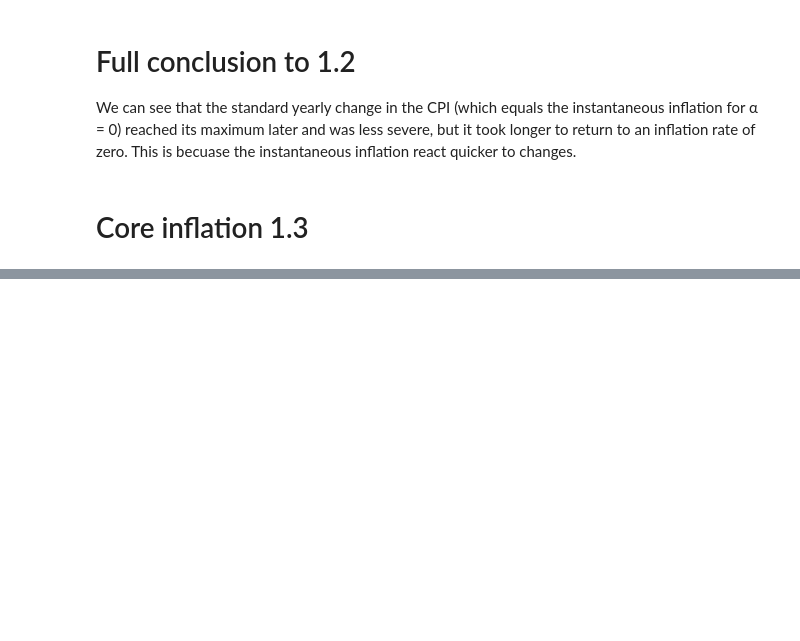
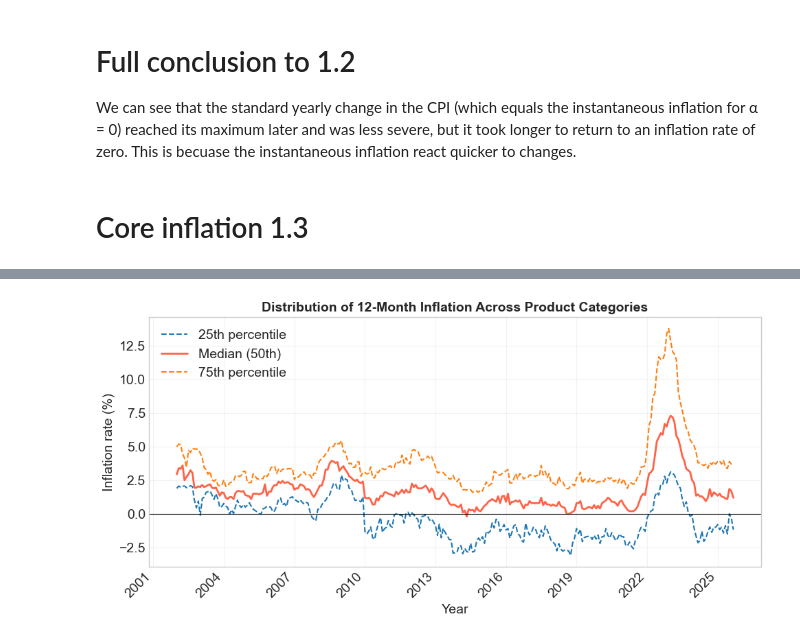
Before and after one commit to gcr710/Andreas, a Jupyter notebook: dataproject/dataproject.ipynb, the cells around one changed output, grey strips where cells are left out. Drawn from its saved outputs; the diff is of its cells as text; code cells hidden in the pictures; blank space fills up the shorter version.

```diff
--- a/dataproject/dataproject.ipynb
+++ b/dataproject/dataproject.ipynb
@@ -377,0 +516,18 @@ We can see that the standard yearly change in the CPI (which equals the instanta
+# %%
+selected_codes = levels_filtered['id'].astype(str).tolist()
+
+params_sel = {
+    'table': 'PRIS111',
+    'format': 'BULK',
+    'lang': 'en',
+    'variables': [
+        {'code': 'ENHED', 'values': ['300']},
+        {'code': 'VAREGR', 'values': selected_codes},
+        {'code': 'Tid',   'values': ['*']},
+    ]
+}
+
+new_new_prices = PRIS111.get_data(params=params_sel)
+new_new_prices['date_2'] = pd.to_datetime(new_new_prices['TID'], format='%YM%m')
+
+display(new_new_prices.tail())
@@ -377,0 +541,43 @@ We can see that the standard yearly change in the CPI (which equals the instanta
+# %%
+# 2. The 12-month inflation rate for the 4-digit product categories
+
+
+new_new_prices['INDHOLD'] = pd.to_numeric(new_new_prices['INDHOLD'], errors='coerce')
+new_new_prices['date_2'] = pd.to_datetime(new_new_prices['TID'], format='%YM%m', errors='coerce')
+
+
+
+percentiles = (
+	new_new_prices
+	.dropna(subset=['INDHOLD'])
+	.groupby(date_col)['INDHOLD']
+	.agg(q25=lambda x: x.quantile(0.25),
+		 q50=lambda x: x.quantile(0.50),
+		 q75=lambda x: x.quantile(0.75))
+	.reset_index()
+	.rename(columns={date_col: 'date_2'})
+	.sort_values('date_2')
+)
+
+plt.figure(figsize=(10, 5))
+
+plt.plot(percentiles["date_2"], percentiles["q25"], label="25th percentile", linestyle="--")
+plt.plot(percentiles["date_2"], percentiles["q50"], label="Median (50th)", color="tomato", linewidth=2)
+plt.plot(percentiles["date_2"], percentiles["q75"], label="75th percentile", linestyle="--")
+
+plt.title("Distribution of 12-Month Inflation Across Product Categories", fontsize=14, weight="bold")
+plt.xlabel("Year")
+plt.ylabel("Inflation rate (%)")
+
+# Format x-axis with yearly ticks
+ax = plt.gca()
+ax.xaxis.set_major_locator(mdates.YearLocator(3))
+ax.xaxis.set_major_formatter(mdates.DateFormatter("%Y"))
+plt.xticks(rotation=45, ha="right")
+
+plt.axhline(0, color="black", linewidth=0.8)
+plt.legend()
+plt.tight_layout()
+plt.show()
+# %% [output]
+[figure, added]
```
Also changed, not shown: parts of 26 cells of this notebook.
